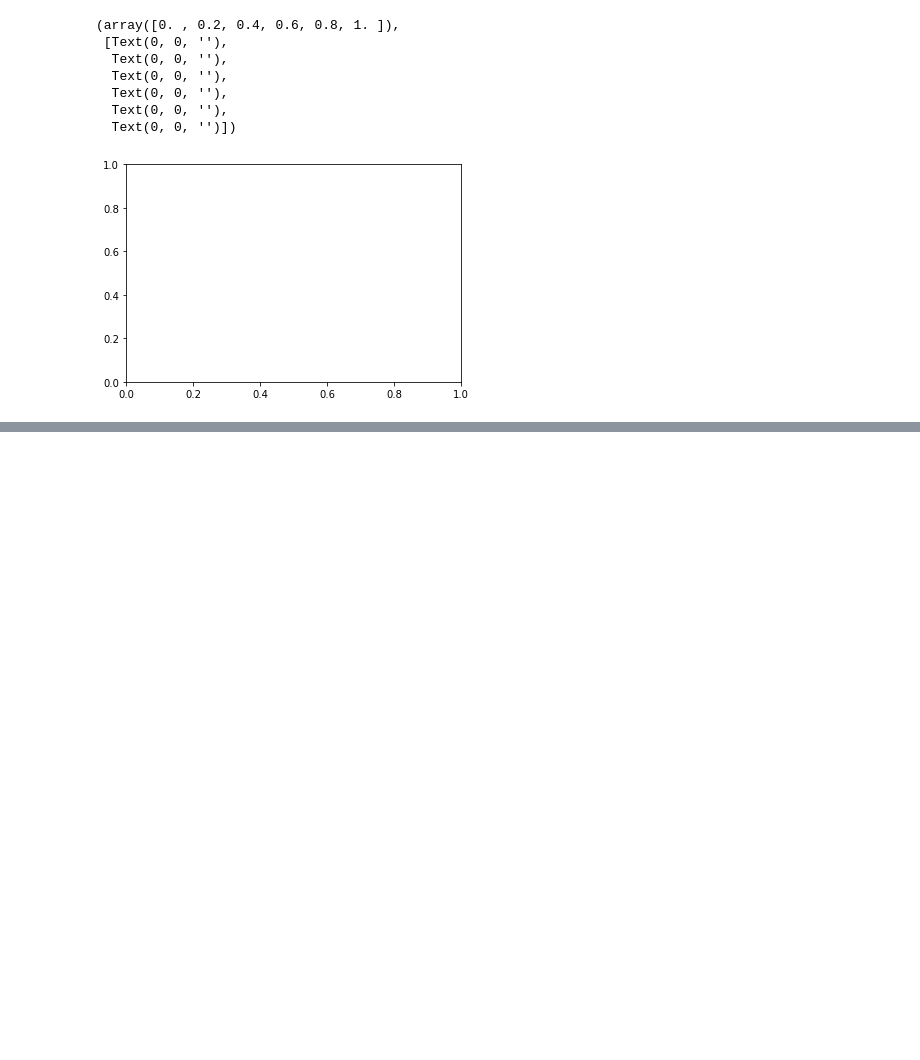
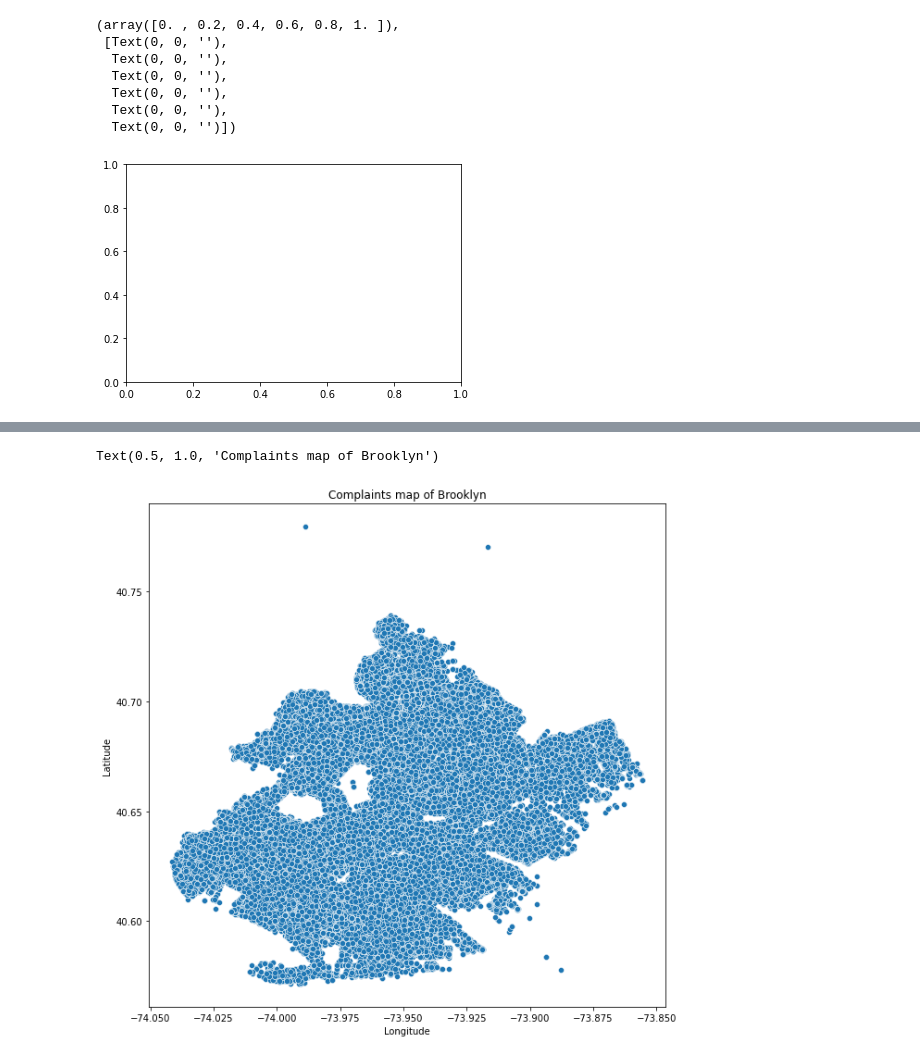
Before and after one commit to kartikgupta89/datascience-sp, a Jupyter notebook: sp1-customer-service-requests-analysis.ipynb, the cells around one changed output, grey strips where cells are left out. Cells and saved outputs as stored; diff of their text form; code cells hidden in the pictures; blank space fills up the shorter version.

```diff
--- a/sp1-customer-service-requests-analysis.ipynb
+++ b/sp1-customer-service-requests-analysis.ipynb
@@ -440,0 +482,9 @@ plt.xticks()
+# %%
+csr_brooklyn = csr_1[csr_1['City']=='BROOKLYN']
+# %%
+plt.figure(figsize=(10,10))
+sns.scatterplot(x=csr_brooklyn['Longitude'],y=csr_brooklyn['Latitude'])
+plt.title("Complaints map of Brooklyn")
+# %% [output]
+Text(0.5, 1.0, 'Complaints map of Brooklyn')
+[figure, added]
```
Also changed, not shown: parts of 29 cells of this notebook.
